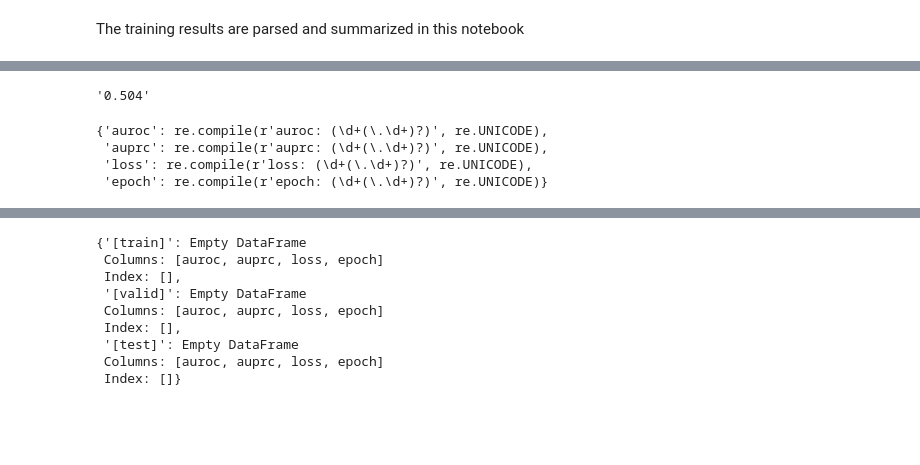
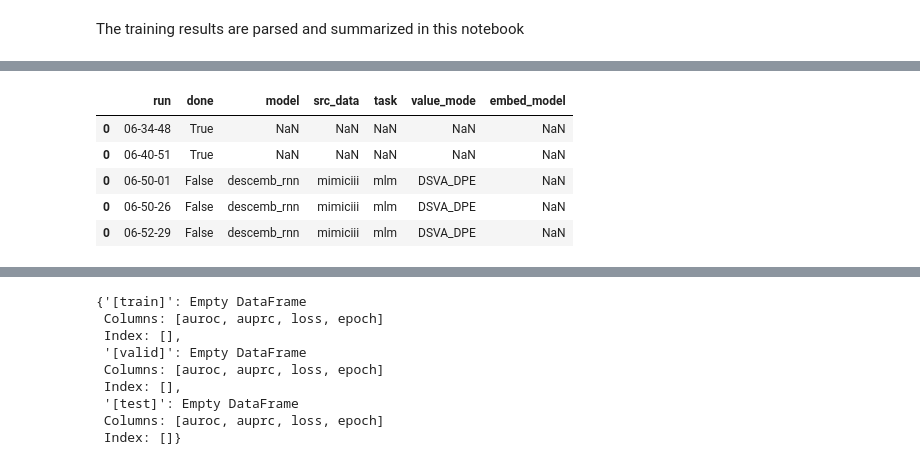
Before and after one commit to constantinkappel/dlh_project, a Jupyter notebook: 04_Collating_Training_Results.ipynb, the cells around one changed output, grey strips where cells are left out. Cells and saved outputs as stored; diff of their text form; code cells hidden in the pictures; blank space fills up the shorter version.

```diff
--- a/04_Collating_Training_Results.ipynb
+++ b/04_Collating_Training_Results.ipynb
@@ -12,6 +14,6 @@ from typing import *
 # %%
 # Path to train.log
-path = "training_runs/07-26-56/train.log"
+path = "outputs/2024-04-11/07-26-56/train.log"
 # %%
 def read_log(path: Union[str, Path]):
     with open(path, "r") as f:
@@ -26,0 +42,30 @@ def create_pattern(token: str):
+# %%
+def get_trainlog_paths(root: Union[str, Path]):
+    root = Path(root)
+    return list(root.glob("*/*/train.log"))
+# %%
+def parse_experiment(root: Union[str, Path], tokens: List[str]):
+    l_trainlogs = get_trainlog_paths(root)
+    df = pd.DataFrame()
+    for log in l_trainlogs:
+        train_log = read_log(log)
+        hyperparams = parse_log(train_log, tokens)
+        run = log.parent.name
+        hyperparams['run'] = run
+        if "done training" in train_log[-1]:
+            hyperparams['done'] = True
+        else:
+            hyperparams['done'] = False
+        df = pd.concat([df, pd.DataFrame(hyperparams, index=[0])])
+    return df
+# %%
+df_experiments = parse_experiment("outputs", tokens)
+# %%
+df_experiments.head(5)
+# %% [output]
+|  | run | done | model | src_data | task | value_mode | embed_model |
+| 0 | 06-34-48 | True | NaN | NaN | NaN | NaN | NaN |
+| 0 | 06-40-51 | True | NaN | NaN | NaN | NaN | NaN |
+| 0 | 06-50-01 | False | descemb_rnn | mimiciii | mlm | DSVA_DPE | NaN |
+| 0 | 06-50-26 | False | descemb_rnn | mimiciii | mlm | DSVA_DPE | NaN |
+| 0 | 06-52-29 | False | descemb_rnn | mimiciii | mlm | DSVA_DPE | NaN |
@@ -27,21 +74,9 @@ def create_pattern(token: str):
 # %%
 def create_pattern_numerical(token: str):
     return re.compile(r"{}: (\d+(\.\d+)?)".format(token))
-# %%
-pattern = create_pattern_numerical("auroc")
-pattern.search(info_line).group(1)
-# %% [output]
-'0.504'
 # %%
 folds = ["[train]", "[valid]", "[test]"]
 history = {}
 metrics = ['auroc', 'auprc', 'loss', 'epoch']
 # create a pattern dictionay with the metrics as keys
 patterns = {metric: create_pattern_numerical(metric) for metric in metrics}
-# %%
-patterns
-# %% [output]
-{'auroc': re.compile(r'auroc: (\d+(\.\d+)?)', re.UNICODE),
- 'auprc': re.compile(r'auprc: (\d+(\.\d+)?)', re.UNICODE),
- 'loss': re.compile(r'loss: (\d+(\.\d+)?)', re.UNICODE),
- 'epoch': re.compile(r'epoch: (\d+(\.\d+)?)', re.UNICODE)}
```
Also changed, not shown: parts of 18 cells of this notebook, 2 other files.
